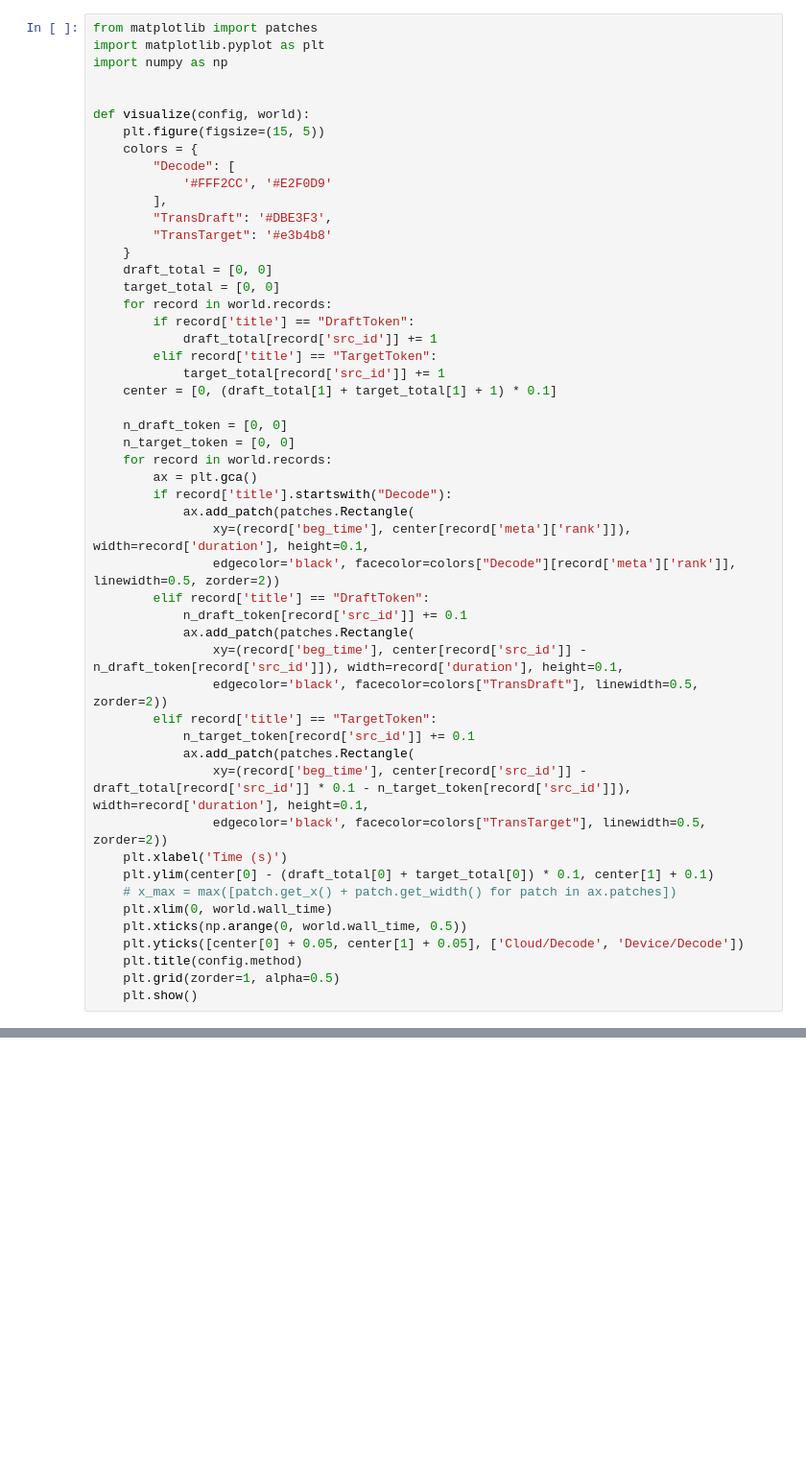
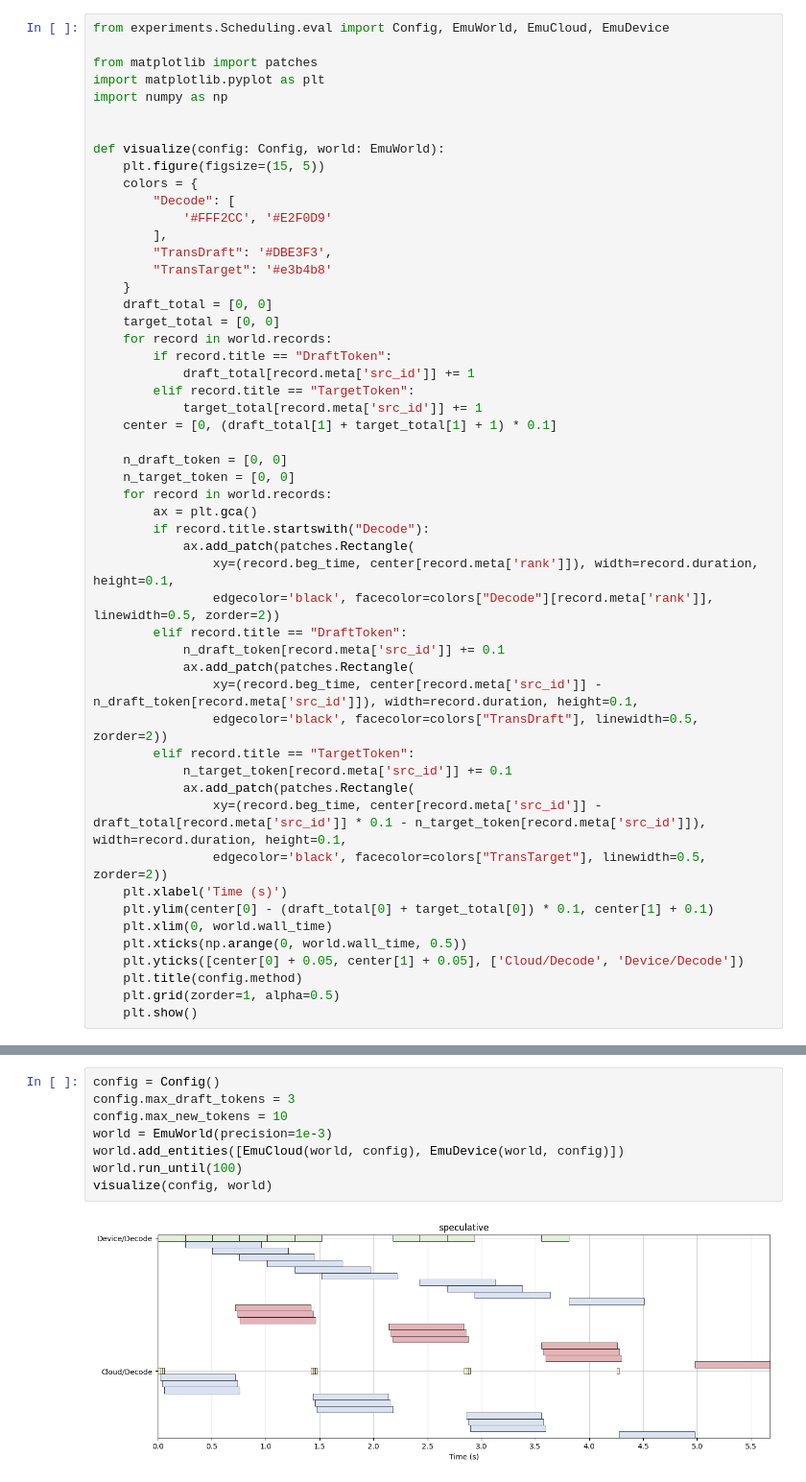
Before and after one commit to ThomasAtlantis/DRAGON, a Jupyter notebook: eval_scheduling.ipynb, the cells around one changed output, grey strips where cells are left out. Shown at 96% size. Drawn from its saved outputs; the diff is of its cells as text; blank space fills up the shorter version.

Commit message:
refactor: simulator and visualization

```diff
--- a/eval_scheduling.ipynb
+++ b/eval_scheduling.ipynb
@@ -1,10 +1,12 @@
 # %%
+from experiments.Scheduling.eval import Config, EmuWorld, EmuCloud, EmuDevice
+
 from matplotlib import patches
 import matplotlib.pyplot as plt
 import numpy as np
 
 
-def visualize(config, world):
+def visualize(config: Config, world: EmuWorld):
     plt.figure(figsize=(15, 5))
     colors = {
         "Decode": [
@@ -16,33 +18,32 @@ def visualize(config, world):
     draft_total = [0, 0]
     target_total = [0, 0]
     for record in world.records:
-        if record['title'] == "DraftToken":
-            draft_total[record['src_id']] += 1
-        elif record['title'] == "TargetToken":
-            target_total[record['src_id']] += 1
+        if record.title == "DraftToken":
+            draft_total[record.meta['src_id']] += 1
+        elif record.title == "TargetToken":
+            target_total[record.meta['src_id']] += 1
     center = [0, (draft_total[1] + target_total[1] + 1) * 0.1]
 
     n_draft_token = [0, 0]
     n_target_token = [0, 0]
     for record in world.records:
         ax = plt.gca()
-        if record['title'].startswith("Decode"):
+        if record.title.startswith("Decode"):
             ax.add_patch(patches.Rectangle(
-                xy=(record['beg_time'], center[record['meta']['rank']]), width=record['duration'], height=0.1,
-                edgecolor='black', facecolor=colors["Decode"][record['meta']['rank']], linewidth=0.5, zorder=2))
-        elif record['title'] == "DraftToken":
-            n_draft_token[record['src_id']] += 0.1
+                xy=(record.beg_time, center[record.meta['rank']]), width=record.duration, height=0.1,
+                edgecolor='black', facecolor=colors["Decode"][record.meta['rank']], linewidth=0.5, zorder=2))
+        elif record.title == "DraftToken":
+            n_draft_token[record.meta['src_id']] += 0.1
             ax.add_patch(patches.Rectangle(
-                xy=(record['beg_time'], center[record['src_id']] - n_draft_token[record['src_id']]), width=record['duration'], height=0.1,
+                xy=(record.beg_time, center[record.meta['src_id']] - n_draft_token[record.meta['src_id']]), width=record.duration, height=0.1,
                 edgecolor='black', facecolor=colors["TransDraft"], linewidth=0.5, zorder=2))
-        elif record['title'] == "TargetToken":
-            n_target_token[record['src_id']] += 0.1
+        elif record.title == "TargetToken":
+            n_target_token[record.meta['src_id']] += 0.1
             ax.add_patch(patches.Rectangle(
-                xy=(record['beg_time'], center[record['src_id']] - draft_total[record['src_id']] * 0.1 - n_target_token[record['src_id']]), width=record['duration'], height=0.1,
+                xy=(record.beg_time, center[record.meta['src_id']] - draft_total[record.meta['src_id']] * 0.1 - n_target_token[record.meta['src_id']]), width=record.duration, height=0.1,
                 edgecolor='black', facecolor=colors["TransTarget"], linewidth=0.5, zorder=2))
     plt.xlabel('Time (s)')
     plt.ylim(center[0] - (draft_total[0] + target_total[0]) * 0.1, center[1] + 0.1)
-    # x_max = max([patch.get_x() + patch.get_width() for patch in ax.patches])
     plt.xlim(0, world.wall_time)
     plt.xticks(np.arange(0, world.wall_time, 0.5))
     plt.yticks([center[0] + 0.05, center[1] + 0.05], ['Cloud/Decode', 'Device/Decode'])
@@ -82,3 +80,13 @@ print(world.wall_time)
 [0, 3, 6, 9, 12, 15, 18, 21, 24, 27, 30, 33, 36, 39, 42, 45, 48, 51, 54, 57, 60, 63, 66, 69, 72, 75, 78, 81, 84, 87, 90, 93, 96, 99, 102, 105, 108, 111, 114, 117, 120, 123, 126, 129, 132, 135, 138, 14 ...
 [0, 3, 6, 9, 12, 15, 18, 21, 24, 27, 30, 33, 36, 39, 42, 45, 48, 51, 54, 57, 60, 63, 66, 69, 72, 75, 78, 81, 84, 87, 90, 93, 96, 99, 102, 105, 108, 111, 114, 117, 120, 123, 126, 129, 132, 135, 138, 14 ...
 100.00000000011343
+# %%
+config = Config()
+config.max_draft_tokens = 3
+config.max_new_tokens = 10
+world = EmuWorld(precision=1e-3)
+world.add_entities([EmuCloud(world, config), EmuDevice(world, config)])
+world.run_until(100)
+visualize(config, world)
+# %% [output]
+[figure, added]
```
Also changed, not shown: parts of 4 cells of this notebook, 1 other file.
